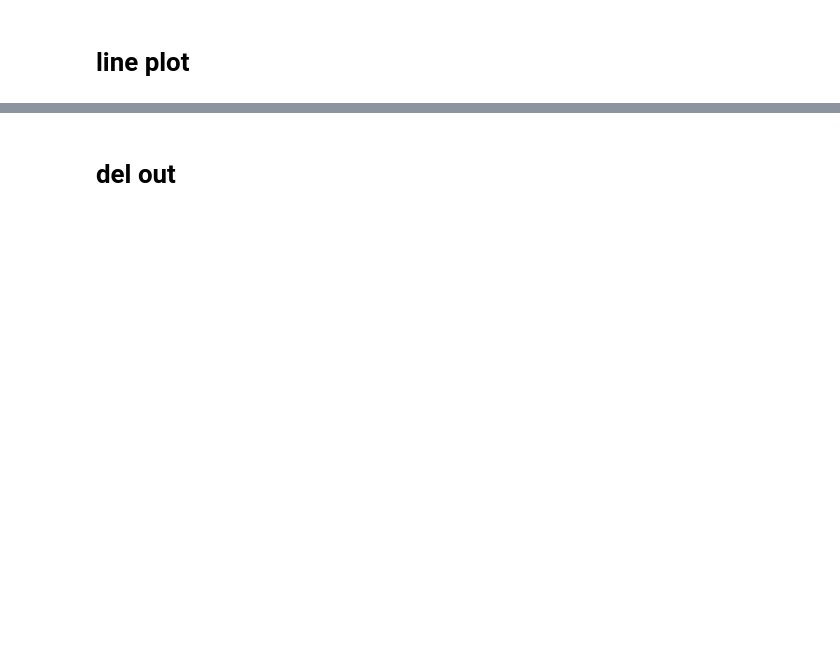
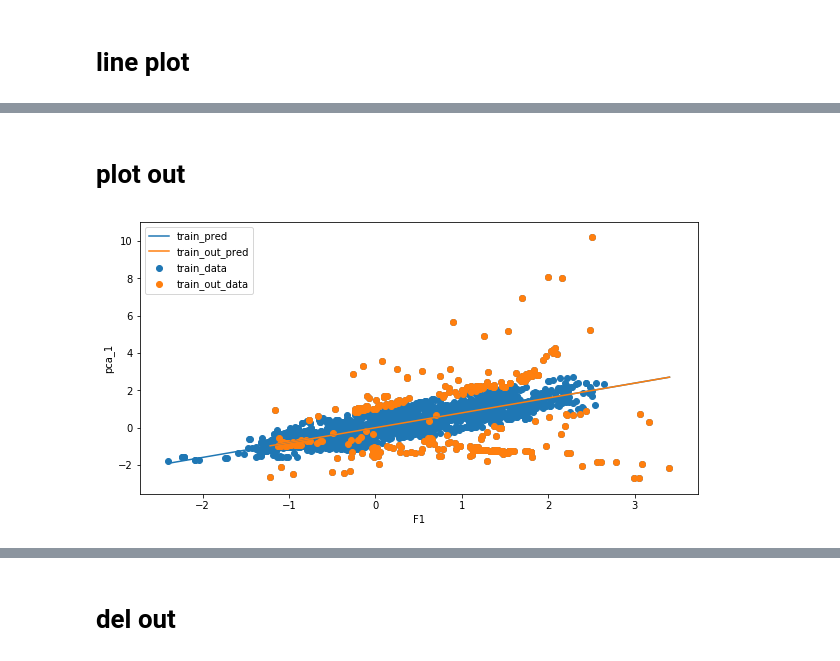
Before and after one commit to skywalker0803r/works, a Jupyter notebook: C8N.ipynb, the cells around one changed output, grey strips where cells are left out. Drawn from its saved outputs; the diff is of its cells as text; code cells hidden in the pictures; blank space fills up the shorter version.

```diff
--- a/C8N.ipynb
+++ b/C8N.ipynb
@@ -221,0 +265,10 @@ out_index
+# %%
+def tag_out(df,閥值=1):
+  df['out'] = False
+  loss = (df['pca_1']-df['y_pred'])**2
+  df.loc[list(loss[loss>閥值].index),'out'] = True
+  return df
+# %%
+train = tag_out(train)
+test_170 = tag_out(test_170)
+test_50 = tag_out(test_50)
@@ -221,0 +288,10 @@ out_index
+# %% [markdown]
+# plot out
+# %%
+fig = plt.figure(figsize=(10,5))
+pred_plot(train,'train')
+pred_plot(train[train.out==True],'train_out')
+plt.legend();plt.xlabel(by_col);plt.ylabel('pca_1')
+plt.show()
+# %% [output]
+[figure, added]
```
Also changed, not shown: parts of 86 cells of this notebook.
